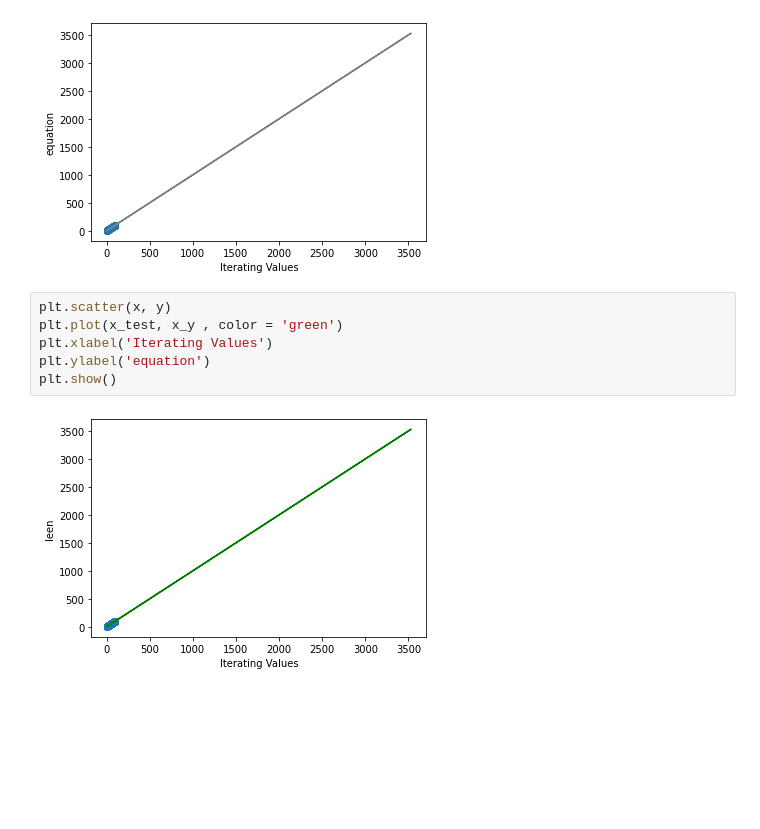
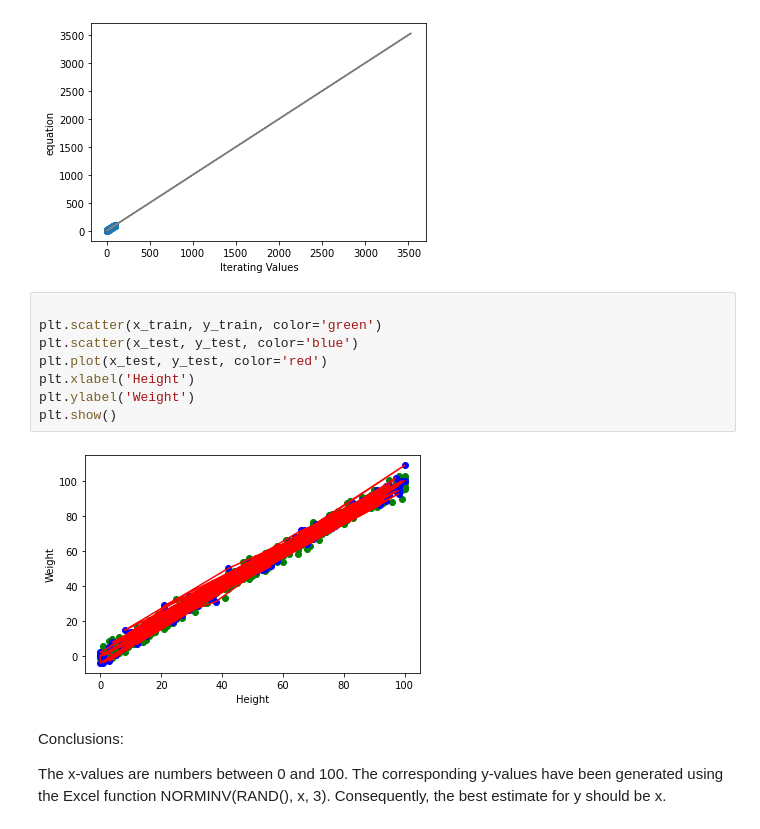
Before and after one commit to Leenhazaimeh/linear-regression2, a Jupyter notebook: regression.ipynb, the cells around one changed output. Drawn from its saved outputs; the diff is of its cells as text; blank space fills up the shorter version.

```diff
--- a/regression.ipynb
+++ b/regression.ipynb
@@ -167,10 +166,16 @@ plt.show()
 # %% [output]
 [figure]
 # %%
-plt.scatter(x, y)
-plt.plot(x_test, x_y , color = 'green')
-plt.xlabel('Iterating Values')
-plt.ylabel('equation')
+
+plt.scatter(x_train, y_train, color='green')
+plt.scatter(x_test, y_test, color='blue')
+plt.plot(x_test, y_test, color='red')
+plt.xlabel('Height')
+plt.ylabel('Weight')
 plt.show()
 # %% [output]
-[figure, old version]
+[figure, new version]
+# %% [markdown]
+Conclusions:
+
+The x-values are numbers between 0 and 100. The corresponding y-values have been generated using the Excel function NORMINV(RAND(), x, 3). Consequently, the best estimate for y should be x.
```
Also changed, not shown: parts of 2 cells of this notebook.
